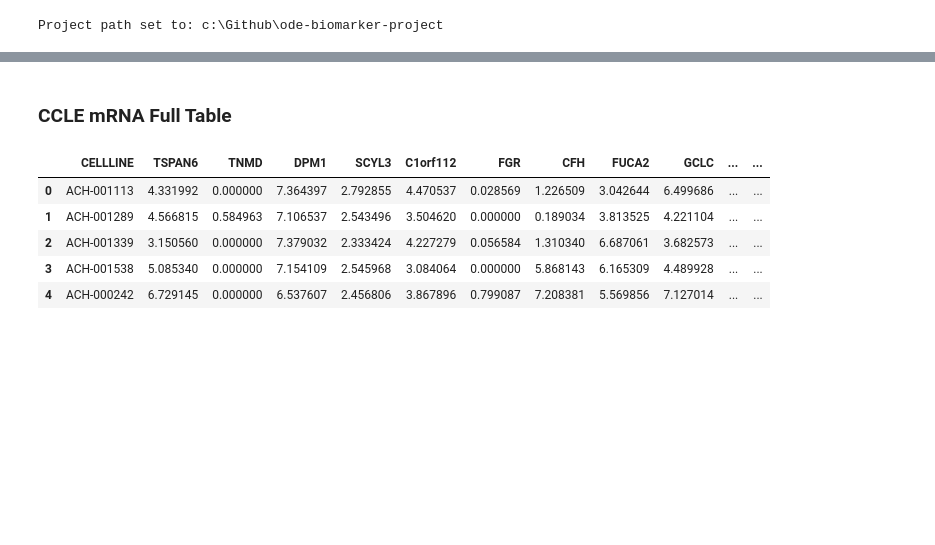
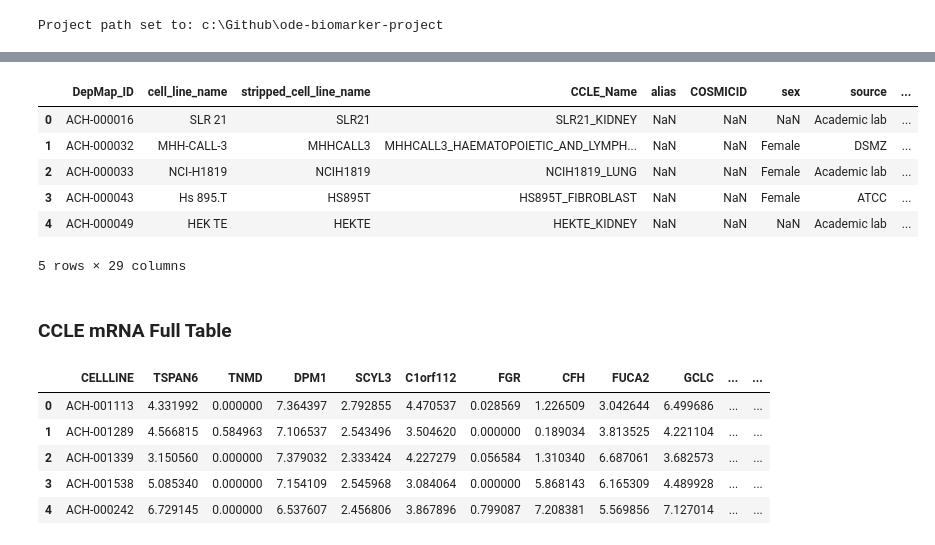
Before and after one commit to AnEvilBurrito/ode-biomarker-project, a Jupyter notebook: project-phdndf/AN_data_loading.ipynb, the cells around one changed output, grey strips where cells are left out. Cells and saved outputs as stored; diff of their text form; code cells hidden in the pictures; blank space fills up the shorter version.

```diff
--- a/project-phdndf/AN_data_loading.ipynb
+++ b/project-phdndf/AN_data_loading.ipynb
@@ -19,0 +54,13 @@ data_link = DataLink(path_loader, 'data_codes.csv')
+# %%
+data_link.load_data_code('ccle_sample_info')
+ccle_sample_info = data_link.data_code_database['ccle_sample_info']
+# %%
+ccle_sample_info.head() # Sanger_Model_ID
+# %% [output]
+|  | DepMap_ID | cell_line_name | stripped_cell_line_name | CCLE_Name | alias | COSMICID | sex | source | ... |
+| 0 | ACH-000016 | SLR 21 | SLR21 | SLR21_KIDNEY | NaN | NaN | NaN | Academic lab | ... |
+| 1 | ACH-000032 | MHH-CALL-3 | MHHCALL3 | MHHCALL3_HAEMATOPOIETIC_AND_LYMPH... | NaN | NaN | Female | DSMZ | ... |
+| 2 | ACH-000033 | NCI-H1819 | NCIH1819 | NCIH1819_LUNG | NaN | NaN | Female | Academic lab | ... |
+| 3 | ACH-000043 | Hs 895.T | HS895T | HS895T_FIBROBLAST | NaN | NaN | Female | ATCC | ... |
+| 4 | ACH-000049 | HEK TE | HEKTE | HEKTE_KIDNEY | NaN | NaN | NaN | Academic lab | ... |
+5 rows × 29 columns
```
Also changed, not shown: parts of 8 cells of this notebook, 3 other files.
